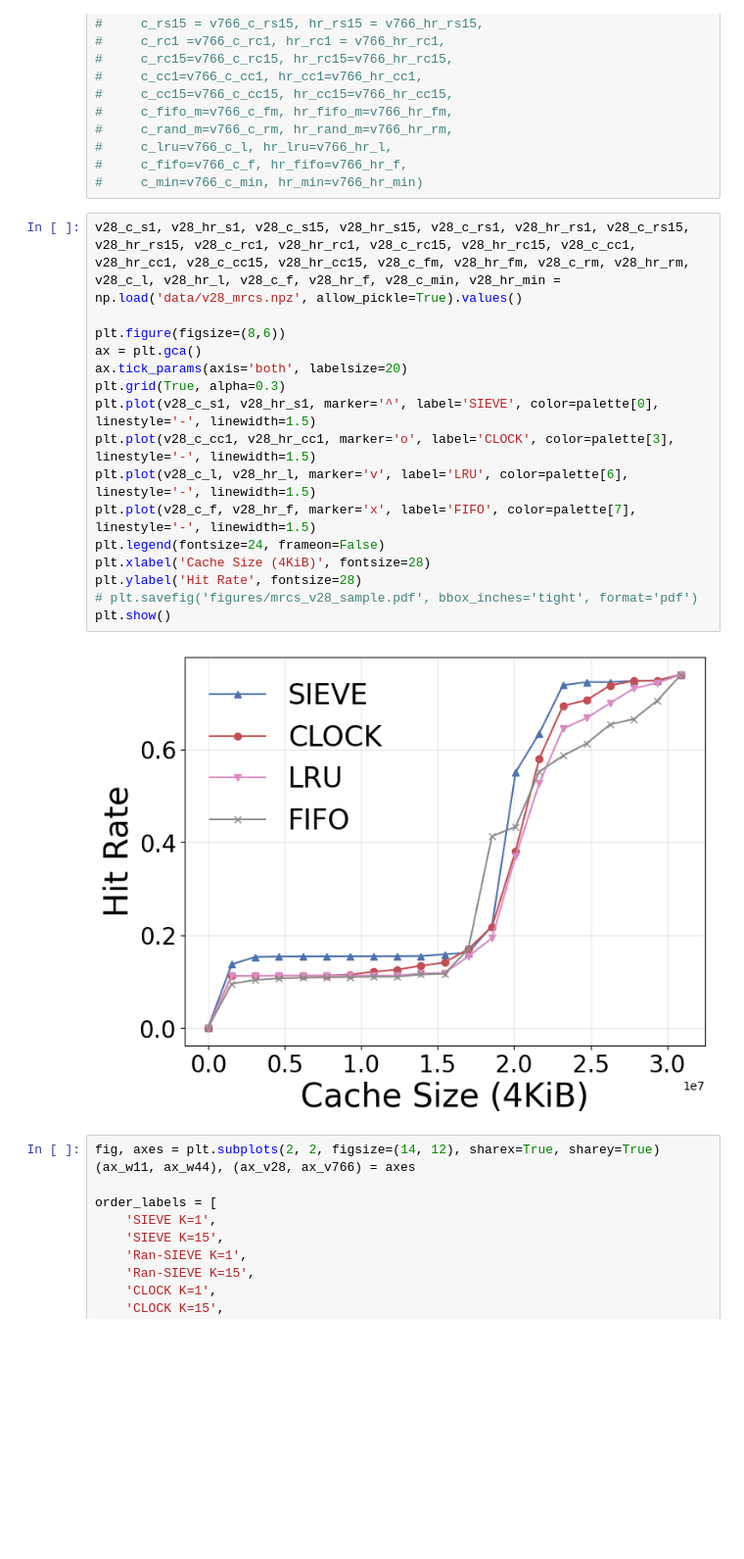
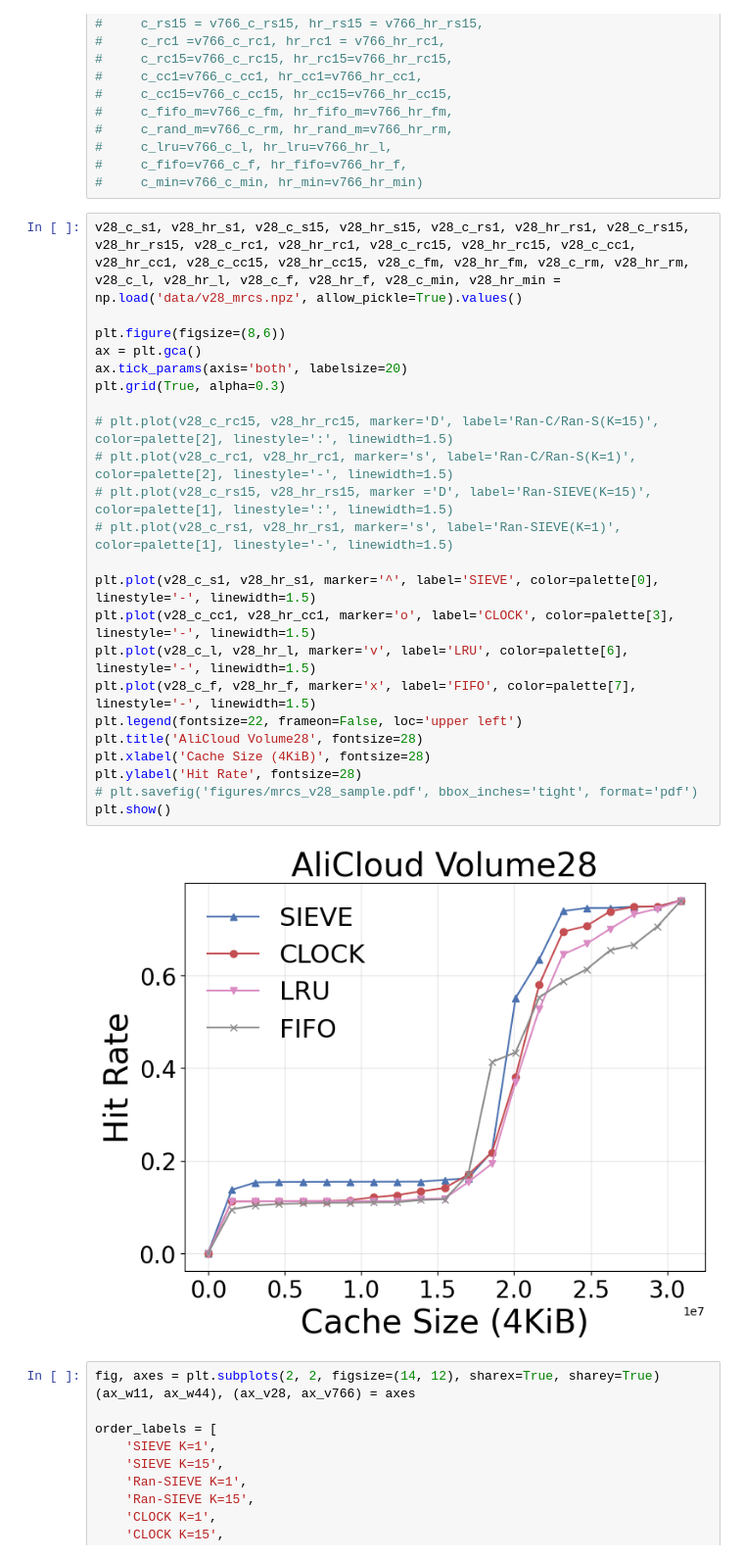
Before and after one commit to Effygal/cache-modeling, a Jupyter notebook: ran-clock-sieve.ipynb, the cells around one changed output. Shown at 98% size. Cells and saved outputs as stored; diff of their text form; blank space fills up the shorter version.

```diff
--- a/ran-clock.ipynb
+++ b/ran-clock-sieve.ipynb
@@ -1237,21 +1088,28 @@ v766_c_s1, v766_hr_s1, v766_c_s15, v766_hr_s15, v766_c_rs1, v766_hr_rs1, v766_c_
 # %%
 v28_c_s1, v28_hr_s1, v28_c_s15, v28_hr_s15, v28_c_rs1, v28_hr_rs1, v28_c_rs15, v28_hr_rs15, v28_c_rc1, v28_hr_rc1, v28_c_rc15, v28_hr_rc15, v28_c_cc1, v28_hr_cc1, v28_c_cc15, v28_hr_cc15, v28_c_fm, v28_hr_fm, v28_c_rm, v28_hr_rm, v28_c_l, v28_hr_l, v28_c_f, v28_hr_f, v28_c_min, v28_hr_min = np.load('data/v28_mrcs.npz', allow_pickle=True).values()
 
 plt.figure(figsize=(8,6))
 ax = plt.gca()
 ax.tick_params(axis='both', labelsize=20)
 plt.grid(True, alpha=0.3)
+
+# plt.plot(v28_c_rc15, v28_hr_rc15, marker='D', label='Ran-C/Ran-S(K=15)', color=palette[2], linestyle=':', linewidth=1.5)
+# plt.plot(v28_c_rc1, v28_hr_rc1, marker='s', label='Ran-C/Ran-S(K=1)', color=palette[2], linestyle='-', linewidth=1.5)
+# plt.plot(v28_c_rs15, v28_hr_rs15, marker ='D', label='Ran-SIEVE(K=15)', color=palette[1], linestyle=':', linewidth=1.5)
+# plt.plot(v28_c_rs1, v28_hr_rs1, marker='s', label='Ran-SIEVE(K=1)', color=palette[1], linestyle='-', linewidth=1.5)
+
 plt.plot(v28_c_s1, v28_hr_s1, marker='^', label='SIEVE', color=palette[0], linestyle='-', linewidth=1.5)
 plt.plot(v28_c_cc1, v28_hr_cc1, marker='o', label='CLOCK', color=palette[3], linestyle='-', linewidth=1.5)
 plt.plot(v28_c_l, v28_hr_l, marker='v', label='LRU', color=palette[6], linestyle='-', linewidth=1.5)
 plt.plot(v28_c_f, v28_hr_f, marker='x', label='FIFO', color=palette[7], linestyle='-', linewidth=1.5)
-plt.legend(fontsize=24, frameon=False)
+plt.legend(fontsize=22, frameon=False, loc='upper left')
+plt.title('AliCloud Volume28', fontsize=28)
 plt.xlabel('Cache Size (4KiB)', fontsize=28)
 plt.ylabel('Hit Rate', fontsize=28)
 # plt.savefig('figures/mrcs_v28_sample.pdf', bbox_inches='tight', format='pdf')
 plt.show()
 # %% [output]
-[figure, old version]
+[figure, new version]
 # %%
 fig, axes = plt.subplots(2, 2, figsize=(14, 12), sharex=True, sharey=True)
 (ax_w11, ax_w44), (ax_v28, ax_v766) = axes
```
Also changed, not shown: parts of 17 cells of this notebook.
